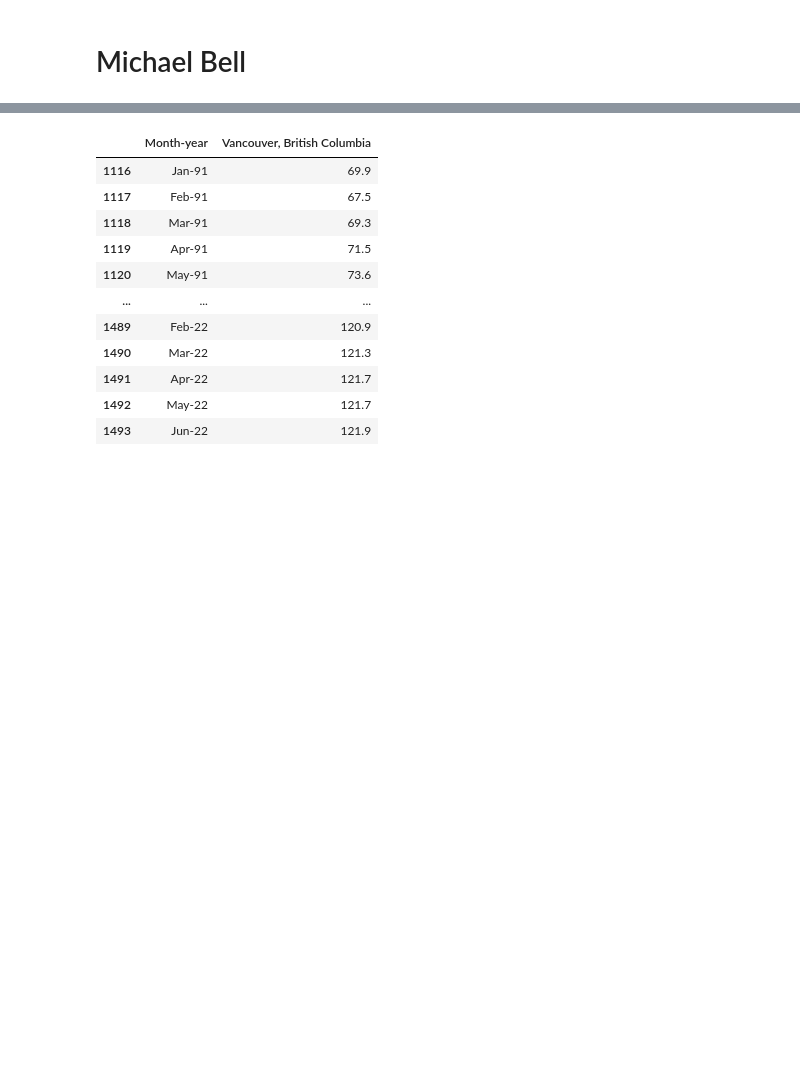
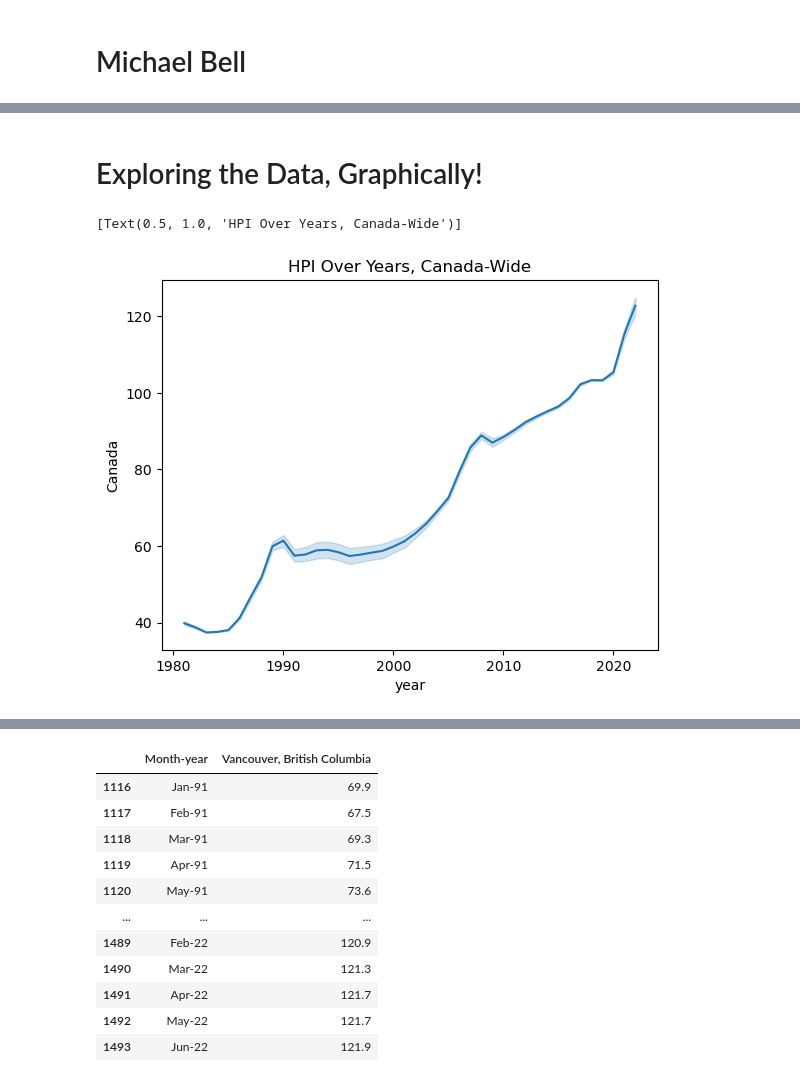
Before and after one commit to ubco-W2022T1-cosc301/group13, a Jupyter notebook: notebooks/analysis3.ipynb, the cells around one changed output, grey strips where cells are left out. Saved outputs shown, nothing was run; the diff lists cells and outputs as text; code cells hidden in the pictures; blank space fills up the shorter version.

```diff
--- a/notebooks/analysis3.ipynb
+++ b/notebooks/analysis3.ipynb
@@ -36,0 +98,7 @@ finalVan_DS
+# %% [markdown]
+# Exploring the Data, Graphically!
+# %%
+sns.lineplot(data=canHPIDataSet, x="year", y="Canada").set(title="HPI Over Years, Canada-Wide")
+# %% [output]
+[Text(0.5, 1.0, 'HPI Over Years, Canada-Wide')]
+[figure, added]
```
Also changed, not shown: parts of 20 cells of this notebook.
